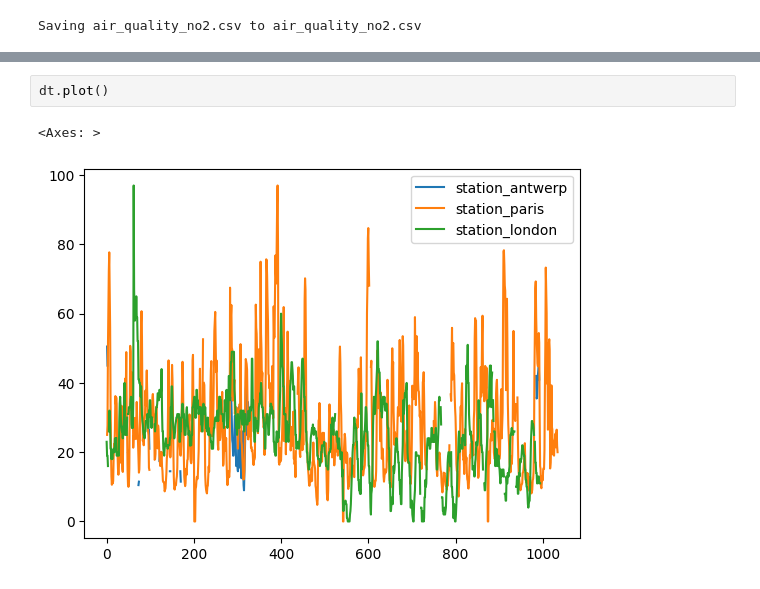
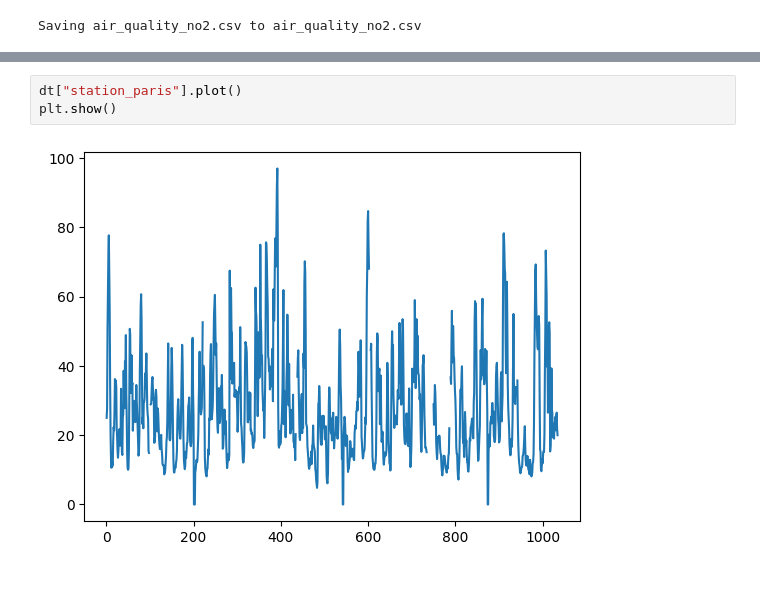
Before and after one commit to mngugi/Work_Book_Projects, a Jupyter notebook: Air_Quality.ipynb, the cells around one changed output, grey strips where cells are left out. Saved outputs shown, nothing was run; the diff lists cells and outputs as text.

```diff
--- a/Air_Quality.ipynb
+++ b/Air_Quality.ipynb
@@ -57,5 +36,5 @@ plt.gca().spines[['top', 'right',]].set_visible(False)
 # %%
-dt.plot()
+dt["station_paris"].plot()
+plt.show()
 # %% [output]
-<Axes: >
-[figure, old version]
+[figure, new version]
```
Also changed, not shown: parts of 4 cells of this notebook.
